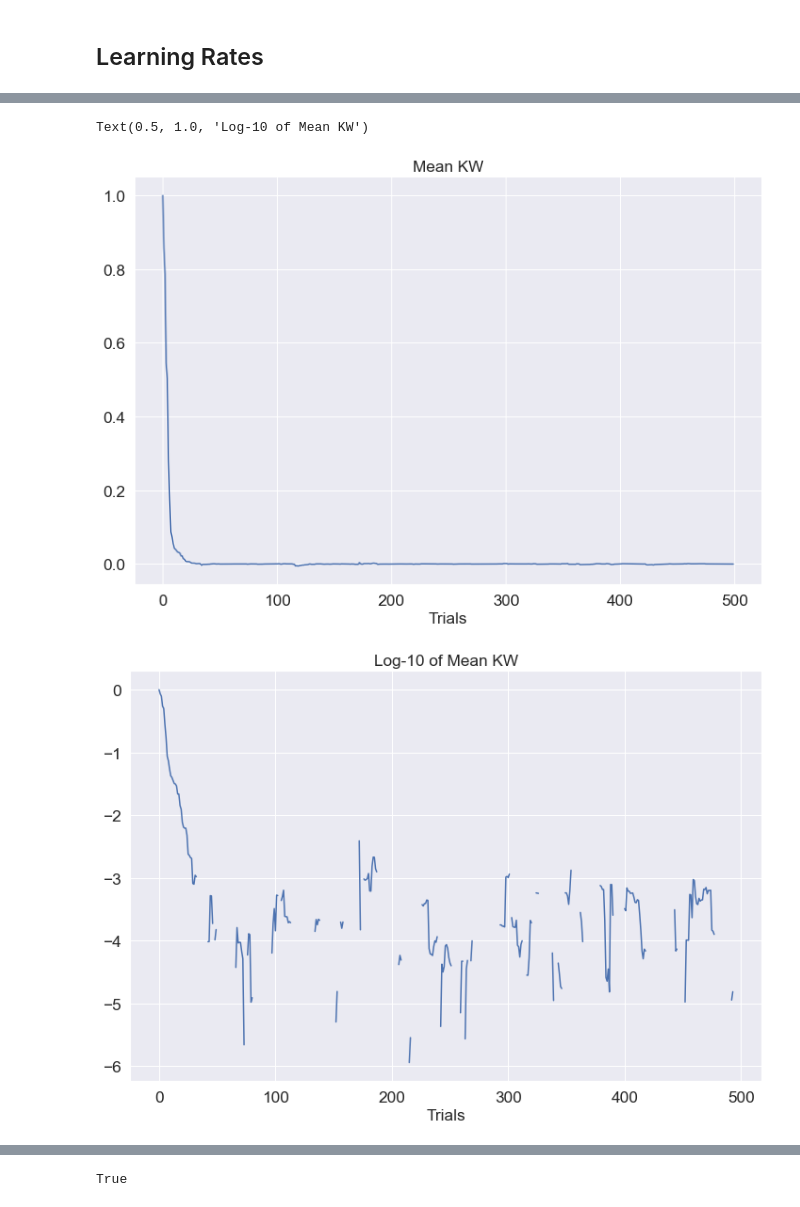
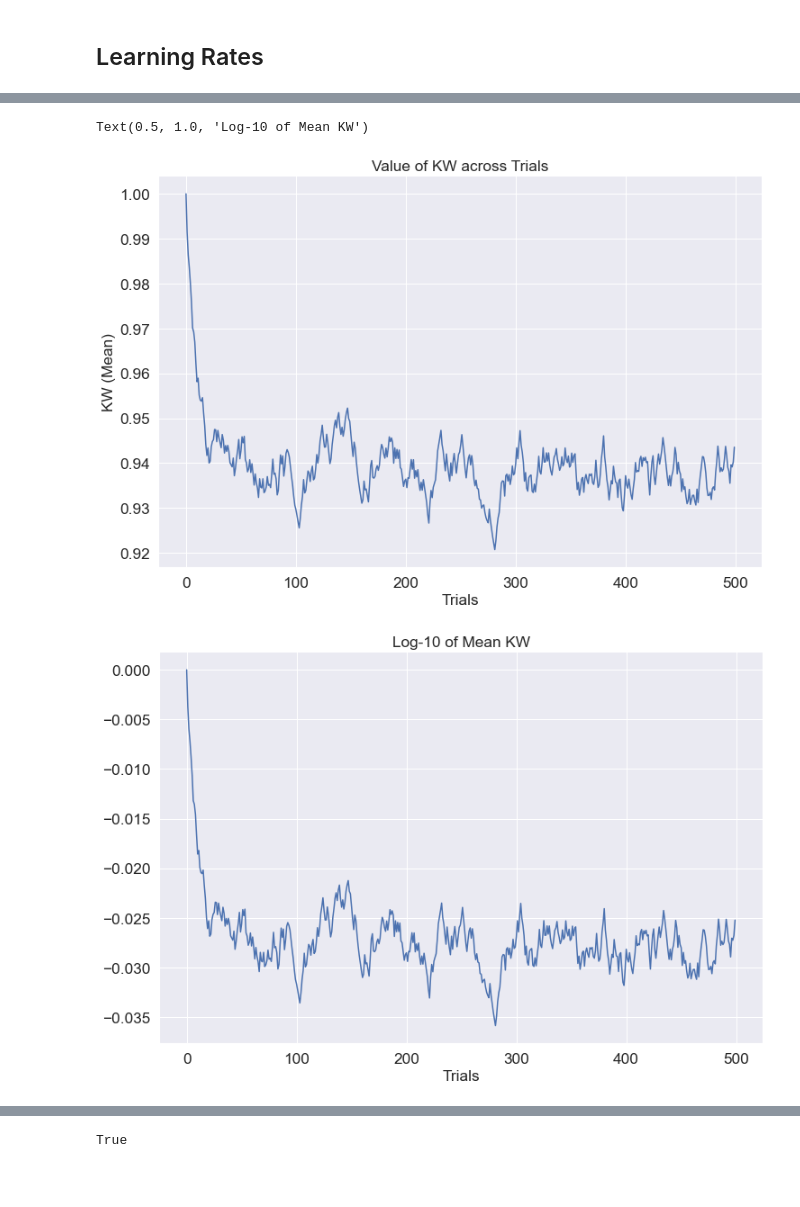
Before and after one commit to mmadduri/BMI_Model, a Jupyter notebook: MathModels/BMIModel_MathModel_1D.ipynb, the cells around one changed output, grey strips where cells are left out. Cells and saved outputs as stored; diff of their text form; code cells hidden in the pictures; blank space fills up the shorter version.

```diff
--- a/MathModels/BMIModel_MathModel_1D.ipynb
+++ b/MathModels/BMIModel_MathModel_1D.ipynb
@@ -312,7 +312,7 @@ decoder cost = $||y-\tau||^2 + \sigma_{k}||K||^2$
 
 Joint cost = brain cost + decoder cost = 2$||y-\tau||^2 + \sigma_{w}||W||^2 + \sigma_{k}||K||^2$
 # %%
-SIGMA = 10
+SIGMA = 0.25
 SIGMA_K = SIGMA
 SIGMA_B = SIGMA
 # sigma/variance of target < 1
@@ -512,9 +512,9 @@ def findErrorGrad(input_vect, input_var, param_dist, cost_func, cost_func_args):
 def findNextTarget(curr_cursor, prev_targ):
     ## random
 #     x_pos = 2*np.random.random_sample()
-    x_pos = 1
+    x_pos = 2
     if np.random.random() < 0.5:
-        x_pos = -1
+        x_pos = -2
 
     return np.array( [x_pos] )
 # %% [raw]
@@ -692,7 +692,7 @@ NUM_TRIALS = 500
 # NUM_RUNS = 2 # Has to be >1 # 2 = goes through the trial for target once
 NUM_SESSIONS = 1
 
-rate_list = [6e-3]
+rate_list = [1e-2]
 print(rate_list)
 # dec_rate_list = (np.logspace(-2, -6, 11))
 dec_rate_list = rate_list
@@ -986,27 +986,28 @@ plt.show()
 # %%
 lk_mtx = np.zeros((NUM_DIM, NUM_DIM, NUM_TRIALS))
 lk_mtx_temp = np.zeros((NUM_DIM, NUM_DIM, NUM_TRIALS, NUM_SESSIONS))
 # print(np.shape((k_trial[:,:, :, 1])))
 # print((lambda_trial[:, 1:3, 1, 1]))
 for iT in range(NUM_TRIALS):
     for iS in range(NUM_SESSIONS):
         lk_mtx_temp[:,:, iT, iS] = np.matmul(k_trial[:,:, iT, iS], lambda_trial[:, 1:3, iT, iS])
     lk_mtx = np.mean(lk_mtx_temp[:,:, :, :], axis=3)
 
 
 plt.figure(figsize = (12, 8))
 plt.plot(lk_mtx[0, 0, :])
 plt.xlabel("Trials")
-plt.title("Mean KW")
+plt.title("Value of KW across Trials")
+plt.ylabel("KW (Mean)")
 
 plt.figure(figsize = (12, 8))
 plt.plot(np.log10(lk_mtx[0, 0, :]))
 plt.xlabel("Trials")
 plt.title("Log-10 of Mean KW")
 # %% [output]
 Text(0.5, 1.0, 'Log-10 of Mean KW')
-[figure, old version]
+[figure, new version]
-[figure, old version]
+[figure, new version]
 # %%
 last = 300
 
```
Also changed, not shown: parts of 17 cells of this notebook, 2 other files.
